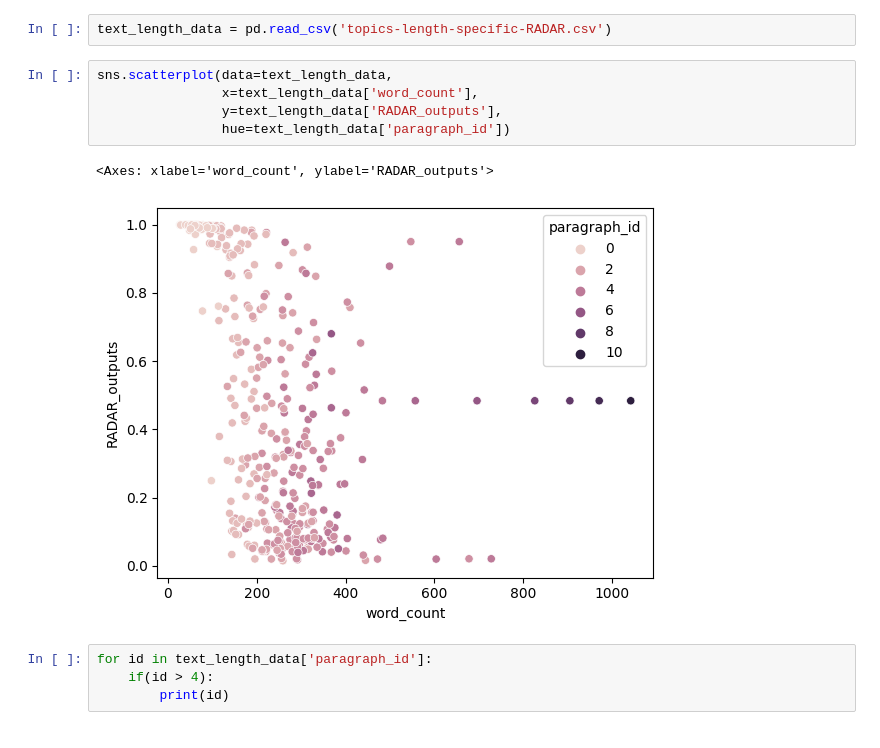
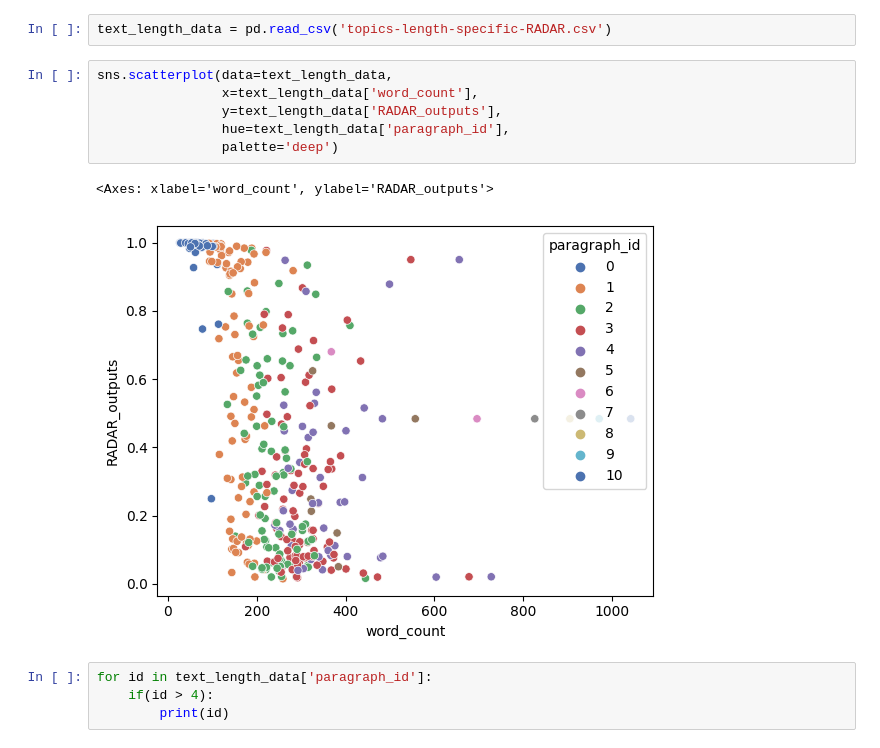
Before and after one commit to nicole-jefferies/RADAR_Eval, a Jupyter notebook: Vis Final Version?.ipynb, the cells around one changed output. Saved outputs shown, nothing was run; the diff lists cells and outputs as text.

```diff
--- a/Vis Final Version?.ipynb
+++ b/Vis Final Version?.ipynb
@@ -194,11 +177,12 @@ text_length_data = pd.read_csv('topics-length-specific-RADAR.csv')
 # %%
 sns.scatterplot(data=text_length_data,
                 x=text_length_data['word_count'],
                 y=text_length_data['RADAR_outputs'],
-                hue=text_length_data['paragraph_id'])
+                hue=text_length_data['paragraph_id'],
+                palette='deep')
 # %% [output]
 <Axes: xlabel='word_count', ylabel='RADAR_outputs'>
-[figure, old version]
+[figure, new version]
 # %%
 for id in text_length_data['paragraph_id']:
     if(id > 4):
```
Also changed, not shown: parts of 8 cells of this notebook, 1 other file.
